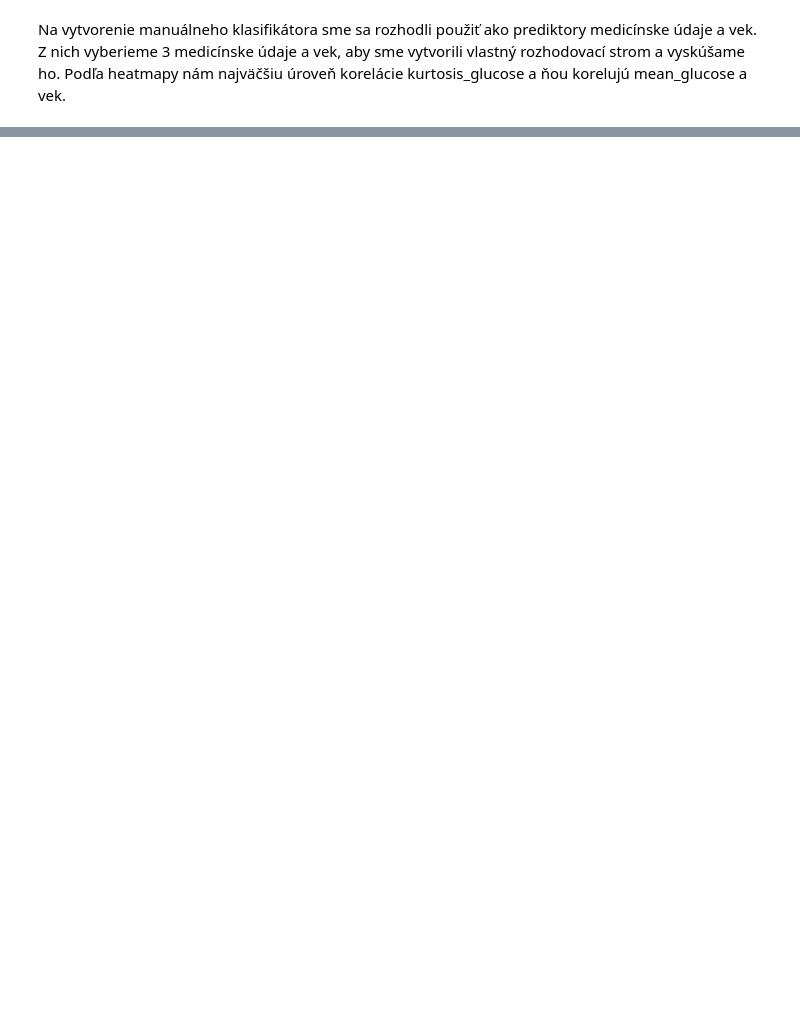
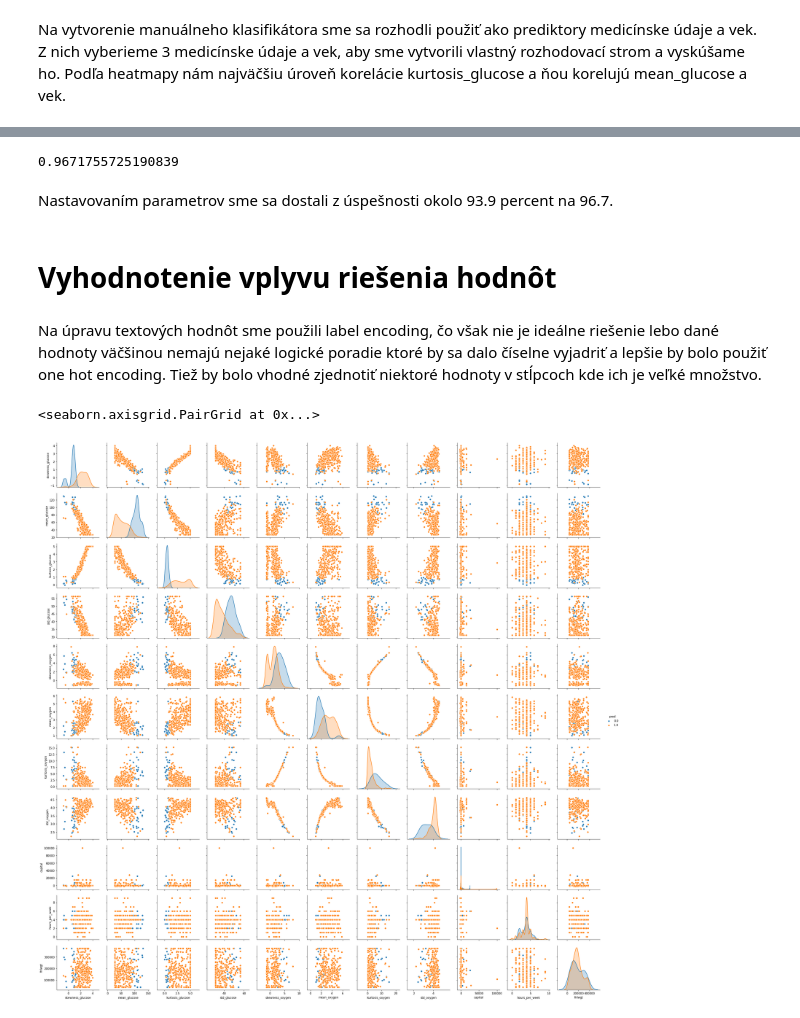
Before and after one commit to Gugliar/IAU-projekt, a Jupyter notebook: IAU_z3_Tibensky_Jedinak.ipynb, the cells around one changed output, grey strips where cells are left out. Cells and saved outputs as stored; diff of their text form; code cells hidden in the pictures; blank space fills up the shorter version.

```diff
--- a/IAU_z3_Tibensky_Jedinak.ipynb
+++ b/IAU_z3_Tibensky_Jedinak.ipynb
@@ -887,0 +767,5 @@ weighted avg       1.00      1.00      1.00      1310
+# %%
+x = train_data.drop(columns=['class'])
+y = train_data['class']
+
+strom = DecisionTreeClassifier(criterion='entropy').fit(x,y)
@@ -887,0 +867,20 @@ weighted avg       1.00      1.00      1.00      1310
+# %%
+strom = DecisionTreeClassifier(criterion='entropy',max_depth=4,min_samples_split=40,min_samples_leaf=5).fit(x,y)
+prediction2 = strom.predict(valid_data.drop(columns=['class']))
+accuracy_score(list(valid_data['class']), list(prediction2))
+# %% [output]
+0.9671755725190839
+# %% [markdown]
+Nastavovaním parametrov sme sa dostali z úspešnosti okolo 93.9 percent na 96.7.
+# %% [markdown]
+# Vyhodnotenie vplyvu riešenia hodnôt
+# %% [markdown]
+Na úpravu textových hodnôt sme použili label encoding, čo však nie je ideálne riešenie lebo dané hodnoty väčšinou nemajú nejaké logické poradie ktoré by sa dalo číselne vyjadriť a lepšie by bolo použiť one hot encoding. Tiež by bolo vhodné zjednotiť niektoré hodnoty v stĺpcoch kde ich je veľké množstvo.
+# %%
+prediction2=pd.Series(prediction2).to_frame(name="pred")
+d2=pd.concat([valid_data, prediction2], axis=1)
+# %%
+sns.pairplot(d2[d2["class"]==1], hue="pred", vars=['skewness_glucose', 'mean_glucose','kurtosis_glucose','std_glucose','skewness_oxygen', 'mean_oxygen','kurtosis_oxygen','std_oxygen','capital','hours_per_week','fnlwgt'])
+# %% [output]
+<seaborn.axisgrid.PairGrid at 0x...>
+[figure, added]
```
Also changed, not shown: parts of 71 cells of this notebook.
